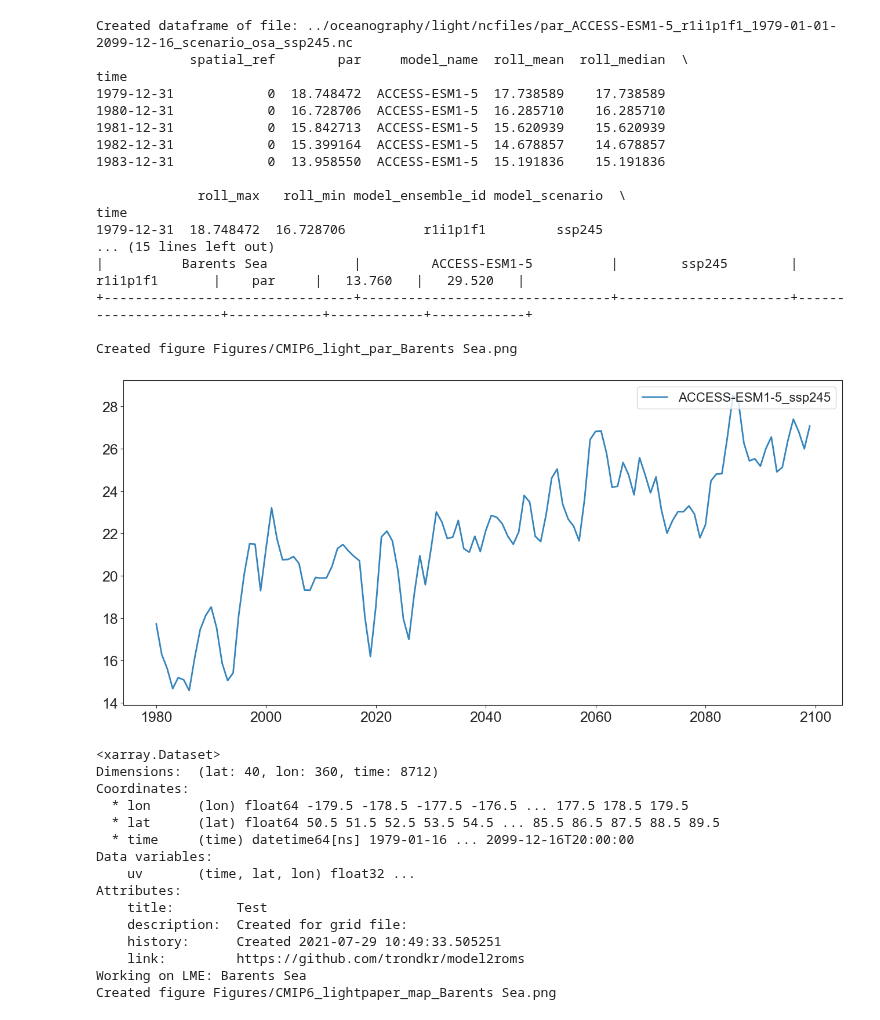
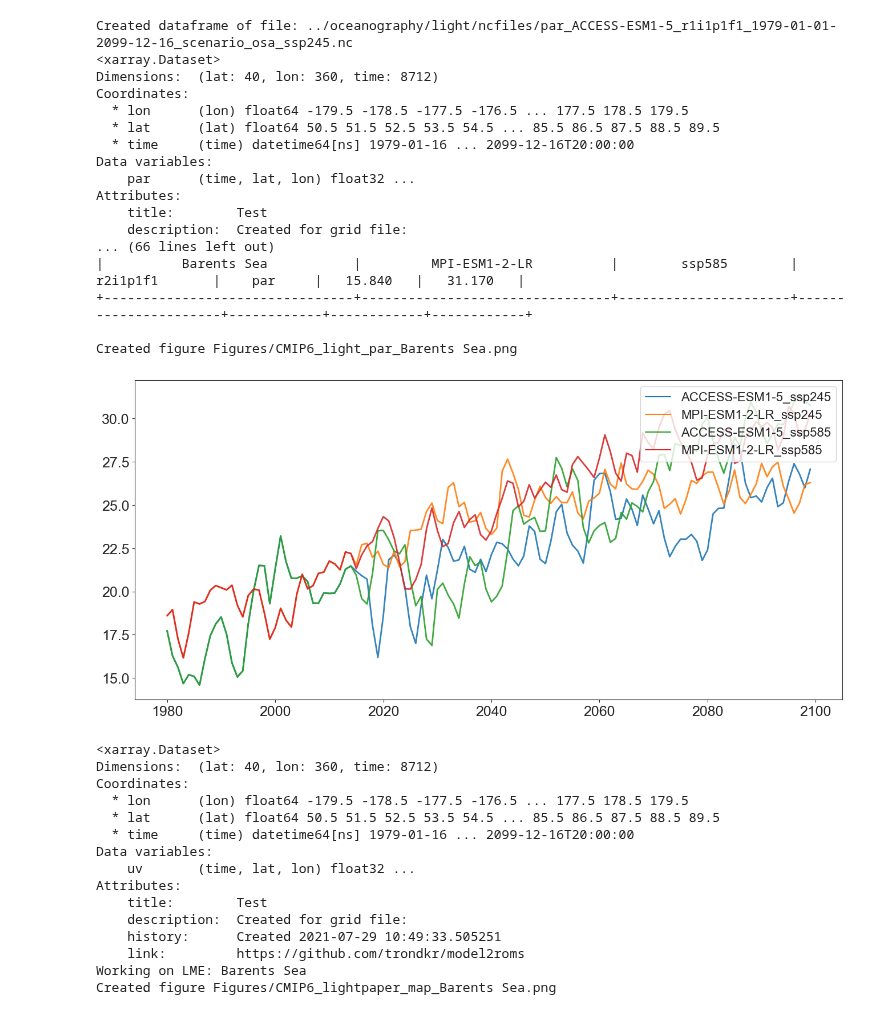
Before and after one commit to trondkr/cmip6-albedo, a Jupyter notebook: CMIP6_plot_light_results.ipynb, the cells around one changed output. Drawn from its saved outputs; the diff is of its cells as text; code cells hidden in the pictures.

```diff
--- a/CMIP6_plot_light_results.ipynb
+++ b/CMIP6_plot_light_results.ipynb
@@ -281,7 +281,7 @@ def create_summary_table(dict_of_models, LME):
     print(table.draw() + "\n")
 # %%
 %%time
-scenarios=["ssp245"] #,"ssp585"]
+scenarios=["ssp245","ssp585"]
 member_range=3
 frequency="A"
 ensemble_ids = ["r{}i{}p{}f{}".format(str(i + 1), str(ii + 1), str(iii + 1), str(iv + 1)) for i in
@@ -367,47 +367,47 @@ for var_name in ds_var_names:
             plotfile="Figures/CMIP6_light_{}_{}.png".format(var_name,LME)
             print("Created figure {}".format(plotfile))
             plt.savefig(plotfile, dpi=200,
                         bbox_inches = 'tight')
 
             plt.show()
 
         df=pd.DataFrame()
         ds_list=[]
 # %% [output]
 <xarray.Dataset>
 Dimensions:  (lat: 40, lon: 360, time: 8712)
 Coordinates:
   * lon      (lon) float64 -179.5 -178.5 -177.5 -176.5 ... 177.5 178.5 179.5
   * lat      (lat) float64 50.5 51.5 52.5 53.5 54.5 ... 85.5 86.5 87.5 88.5 89.5
   * time     (time) datetime64[ns] 1979-01-16 ... 2099-12-16T20:00:00
 Data variables:
     par      (time, lat, lon) float32 ...
 Attributes:
     title:        Test
     description:  Created for grid file:
     history:      Created 2021-07-29 10:49:33.481746
     link:         https://github.com/trondkr/model2roms
 Working on LME: Barents Sea
 Created figure Figures/CMIP6_lightpaper_map_Barents Sea.png
 [figure]
 Created dataframe of file: ../oceanography/light/ncfiles/par_ACCESS-ESM1-5_r1i1p1f1_1979-01-01-2099-12-16_scenario_osa_ssp245.nc
-            spatial_ref        par     model_name  roll_mean  roll_median  \
-time
-1979-12-31            0  18.748472  ACCESS-ESM1-5  17.738589    17.738589
-1980-12-31            0  16.728706  ACCESS-ESM1-5  16.285710    16.285710
-1981-12-31            0  15.842713  ACCESS-ESM1-5  15.620939    15.620939
-1982-12-31            0  15.399164  ACCESS-ESM1-5  14.678857    14.678857
-1983-12-31            0  13.958550  ACCESS-ESM1-5  15.191836    15.191836
-
-             roll_max   roll_min model_ensemble_id model_scenario  \
-time
-1979-12-31  18.748472  16.728706          r1i1p1f1         ssp245
-... (15 lines left out)
-|          Barents Sea           |         ACCESS-ESM1-5          |        ssp245        |       r1i1p1f1       |    par     |   13.760   |   29.520   |
+<xarray.Dataset>
+Dimensions:  (lat: 40, lon: 360, time: 8712)
+Coordinates:
+  * lon      (lon) float64 -179.5 -178.5 -177.5 -176.5 ... 177.5 178.5 179.5
+  * lat      (lat) float64 50.5 51.5 52.5 53.5 54.5 ... 85.5 86.5 87.5 88.5 89.5
+  * time     (time) datetime64[ns] 1979-01-16 ... 2099-12-16T20:00:00
+Data variables:
+    par      (time, lat, lon) float32 ...
+Attributes:
+    title:        Test
+    description:  Created for grid file:
+... (66 lines left out)
+|          Barents Sea           |         MPI-ESM1-2-LR          |        ssp585        |       r2i1p1f1       |    par     |   15.840   |   31.170   |
 +--------------------------------+--------------------------------+----------------------+----------------------+------------+------------+------------+
 
 Created figure Figures/CMIP6_light_par_Barents Sea.png
-[figure, old version]
+[figure, new version]
 <xarray.Dataset>
 Dimensions:  (lat: 40, lon: 360, time: 8712)
 Coordinates:
```
Also changed, not shown: parts of 1 cell of this notebook, 3 other files.
